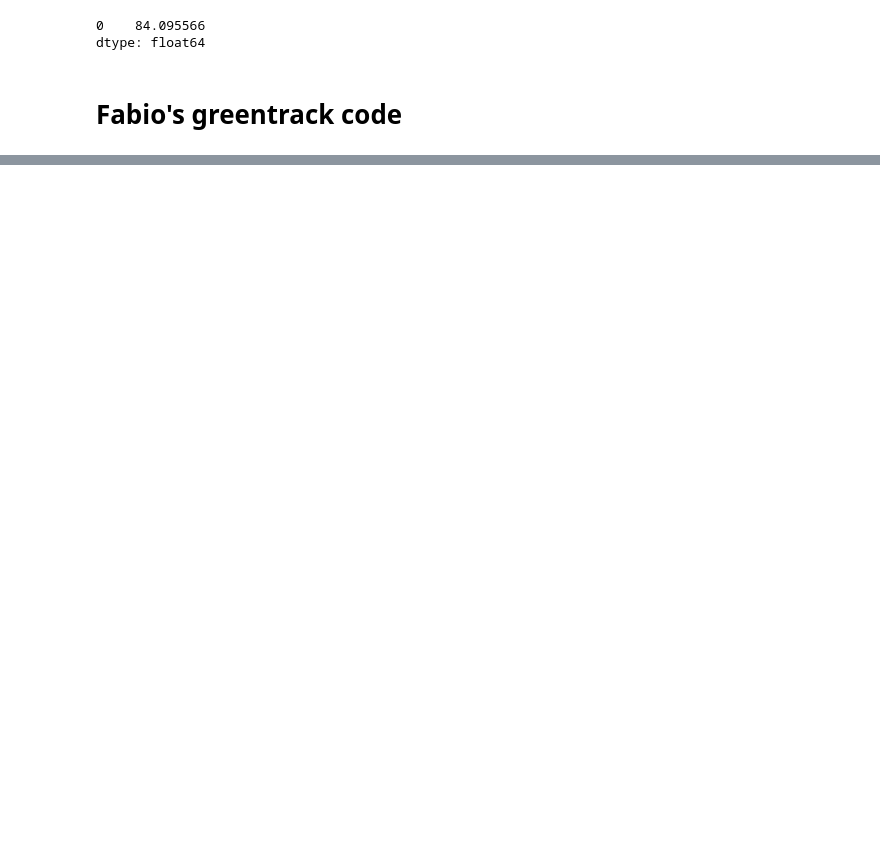
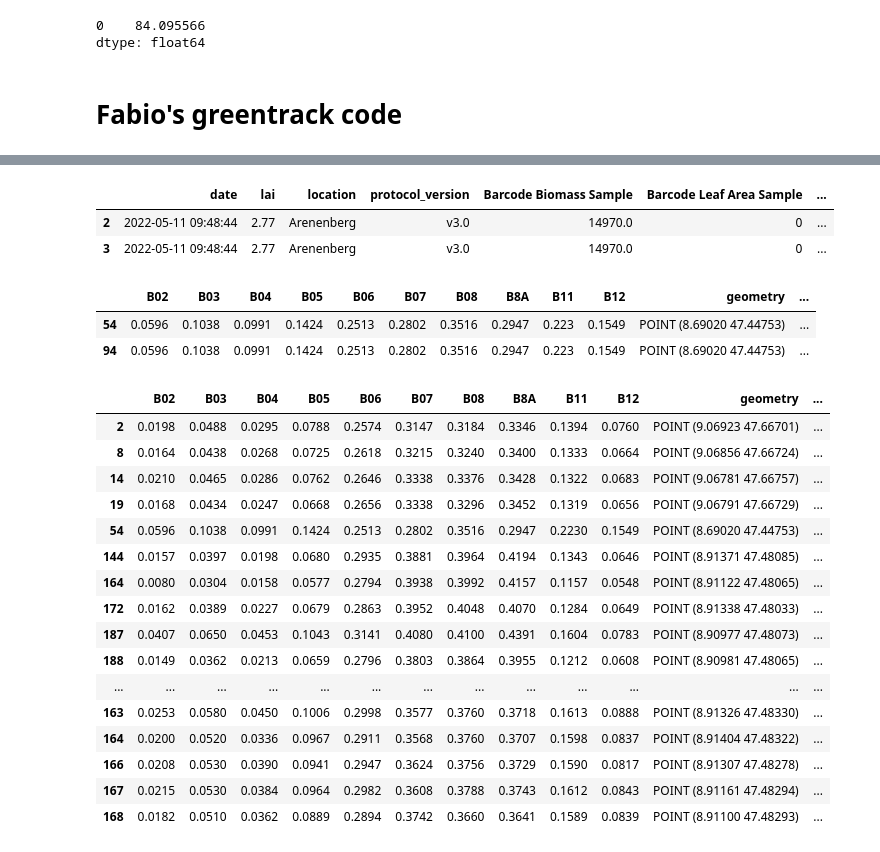
Before and after one commit to EOA-team/RTMinv_ML, a Jupyter notebook: notebooks/val_data.ipynb, the cells around one changed output, grey strips where cells are left out. Cells and saved outputs as stored; diff of their text form; code cells hidden in the pictures; blank space fills up the shorter version.

```diff
--- a/notebooks/val_data.ipynb
+++ b/notebooks/val_data.ipynb
@@ -1107,0 +1163,8 @@ pixs.plot(ax=axs, alpha=0.35, color='r')
+# %%
+df[df.lai==2.77]
+# %% [output]
+|  | date | lai | location | protocol_version | Barcode Biomass Sample | Barcode Leaf Area Sample | ... |
+| 2 | 2022-05-11 09:48:44 | 2.77 | Arenenberg | v3.0 | 14970.0 | 0 | ... |
+| 3 | 2022-05-11 09:48:44 | 2.77 | Arenenberg | v3.0 | 14970.0 | 0 | ... |
+# %%
+df = pd.read_pickle('../../results/validation_data_extended.pkl')
@@ -1107,0 +1175,26 @@ pixs.plot(ax=axs, alpha=0.35, color='r')
+# %%
+df[df.lai<1]
+# %% [output]
+|  | B02 | B03 | B04 | B05 | B06 | B07 | B08 | B8A | B11 | B12 | geometry | ... |
+| 54 | 0.0596 | 0.1038 | 0.0991 | 0.1424 | 0.2513 | 0.2802 | 0.3516 | 0.2947 | 0.223 | 0.1549 | POINT (8.69020 47.44753) | ... |
+| 94 | 0.0596 | 0.1038 | 0.0991 | 0.1424 | 0.2513 | 0.2802 | 0.3516 | 0.2947 | 0.223 | 0.1549 | POINT (8.69020 47.44753) | ... |
+# %%
+df[df.lai<3]
+# %% [output]
+|  | B02 | B03 | B04 | B05 | B06 | B07 | B08 | B8A | B11 | B12 | geometry | ... |
+| 2 | 0.0198 | 0.0488 | 0.0295 | 0.0788 | 0.2574 | 0.3147 | 0.3184 | 0.3346 | 0.1394 | 0.0760 | POINT (9.06923 47.66701) | ... |
+| 8 | 0.0164 | 0.0438 | 0.0268 | 0.0725 | 0.2618 | 0.3215 | 0.3240 | 0.3400 | 0.1333 | 0.0664 | POINT (9.06856 47.66724) | ... |
+| 14 | 0.0210 | 0.0465 | 0.0286 | 0.0762 | 0.2646 | 0.3338 | 0.3376 | 0.3428 | 0.1322 | 0.0683 | POINT (9.06781 47.66757) | ... |
+| 19 | 0.0168 | 0.0434 | 0.0247 | 0.0668 | 0.2656 | 0.3338 | 0.3296 | 0.3452 | 0.1319 | 0.0656 | POINT (9.06791 47.66729) | ... |
+| 54 | 0.0596 | 0.1038 | 0.0991 | 0.1424 | 0.2513 | 0.2802 | 0.3516 | 0.2947 | 0.2230 | 0.1549 | POINT (8.69020 47.44753) | ... |
+| 144 | 0.0157 | 0.0397 | 0.0198 | 0.0680 | 0.2935 | 0.3881 | 0.3964 | 0.4194 | 0.1343 | 0.0646 | POINT (8.91371 47.48085) | ... |
+| 164 | 0.0080 | 0.0304 | 0.0158 | 0.0577 | 0.2794 | 0.3938 | 0.3992 | 0.4157 | 0.1157 | 0.0548 | POINT (8.91122 47.48065) | ... |
+| 172 | 0.0162 | 0.0389 | 0.0227 | 0.0679 | 0.2863 | 0.3952 | 0.4048 | 0.4070 | 0.1284 | 0.0649 | POINT (8.91338 47.48033) | ... |
+| 187 | 0.0407 | 0.0650 | 0.0453 | 0.1043 | 0.3141 | 0.4080 | 0.4100 | 0.4391 | 0.1604 | 0.0783 | POINT (8.90977 47.48073) | ... |
+| 188 | 0.0149 | 0.0362 | 0.0213 | 0.0659 | 0.2796 | 0.3803 | 0.3864 | 0.3955 | 0.1212 | 0.0608 | POINT (8.90981 47.48065) | ... |
+| ... | ... | ... | ... | ... | ... | ... | ... | ... | ... | ... | ... | ... |
+| 163 | 0.0253 | 0.0580 | 0.0450 | 0.1006 | 0.2998 | 0.3577 | 0.3760 | 0.3718 | 0.1613 | 0.0888 | POINT (8.91326 47.48330) | ... |
+| 164 | 0.0200 | 0.0520 | 0.0336 | 0.0967 | 0.2911 | 0.3568 | 0.3760 | 0.3707 | 0.1598 | 0.0837 | POINT (8.91404 47.48322) | ... |
+| 166 | 0.0208 | 0.0530 | 0.0390 | 0.0941 | 0.2947 | 0.3624 | 0.3756 | 0.3729 | 0.1590 | 0.0817 | POINT (8.91307 47.48278) | ... |
+| 167 | 0.0215 | 0.0530 | 0.0384 | 0.0964 | 0.2982 | 0.3608 | 0.3788 | 0.3743 | 0.1612 | 0.0843 | POINT (8.91161 47.48294) | ... |
+| 168 | 0.0182 | 0.0510 | 0.0362 | 0.0889 | 0.2894 | 0.3742 | 0.3660 | 0.3641 | 0.1589 | 0.0839 | POINT (8.91100 47.48293) | ... |
```
Also changed, not shown: parts of 8 cells of this notebook, 5 other files.
